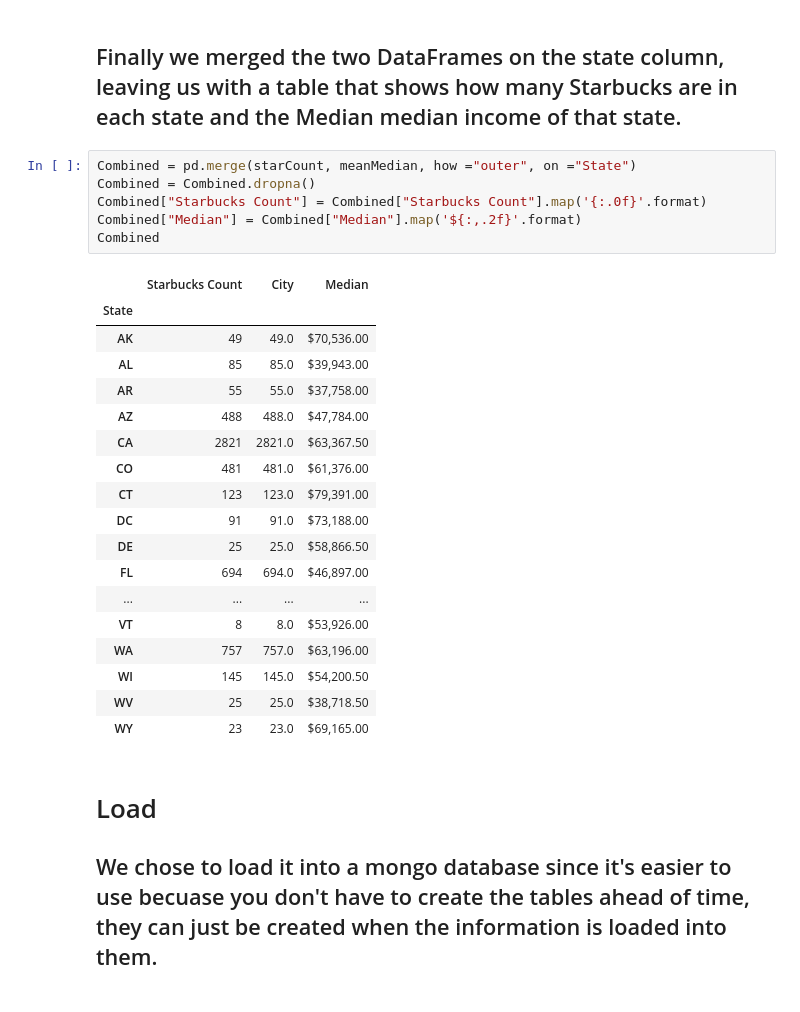
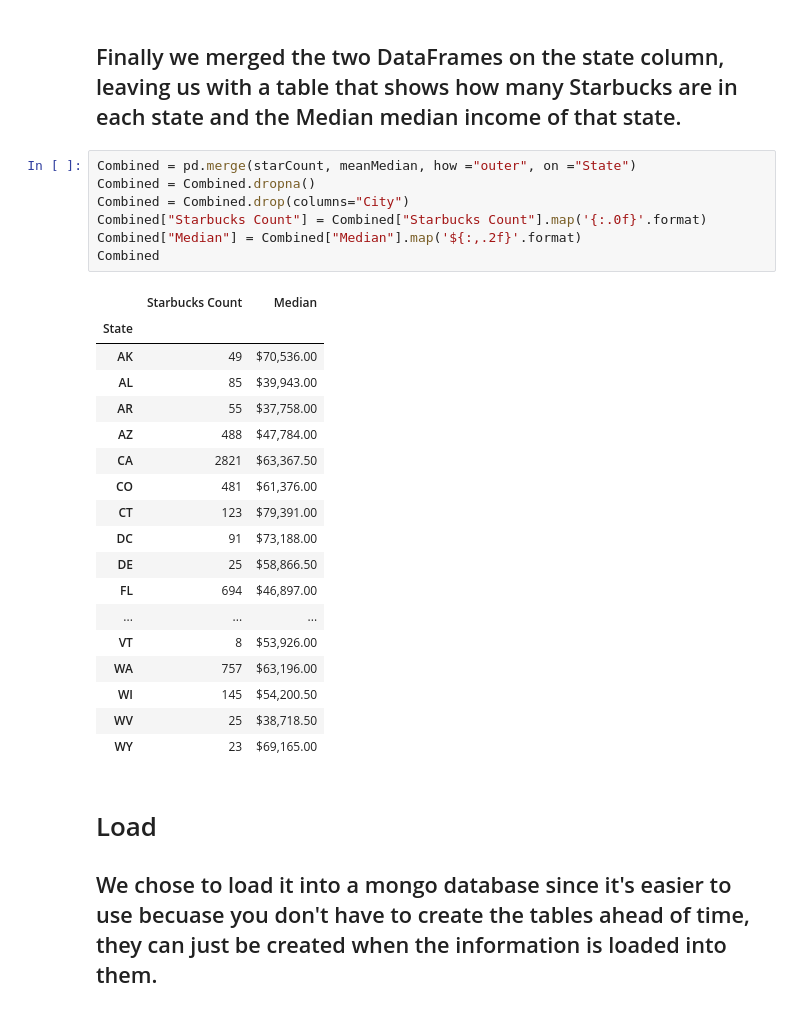
Before and after one commit to makeller234/ETL_Project_Satrbucks_Median_Income, a Jupyter notebook: etl_project.ipynb, the cells around one changed output. Drawn from its saved outputs; the diff is of its cells as text.

```diff
--- a/etl_project.ipynb
+++ b/etl_project.ipynb
@@ -146,28 +146,29 @@ meanMedian
 # %%
 Combined = pd.merge(starCount, meanMedian, how ="outer", on ="State")
 Combined = Combined.dropna()
+Combined = Combined.drop(columns="City")
 Combined["Starbucks Count"] = Combined["Starbucks Count"].map('{:.0f}'.format)
 Combined["Median"] = Combined["Median"].map('${:,.2f}'.format)
 Combined
 # %% [output]
-|  | Starbucks Count | City | Median |
-| State |  |  |  |
-| AK | 49 | 49.0 | $70,536.00 |
-| AL | 85 | 85.0 | $39,943.00 |
-| AR | 55 | 55.0 | $37,758.00 |
-| AZ | 488 | 488.0 | $47,784.00 |
-| CA | 2821 | 2821.0 | $63,367.50 |
-| CO | 481 | 481.0 | $61,376.00 |
-| CT | 123 | 123.0 | $79,391.00 |
-| DC | 91 | 91.0 | $73,188.00 |
-| DE | 25 | 25.0 | $58,866.50 |
-| FL | 694 | 694.0 | $46,897.00 |
-| ... | ... | ... | ... |
-| VT | 8 | 8.0 | $53,926.00 |
-| WA | 757 | 757.0 | $63,196.00 |
-| WI | 145 | 145.0 | $54,200.50 |
-| WV | 25 | 25.0 | $38,718.50 |
-| WY | 23 | 23.0 | $69,165.00 |
+|  | Starbucks Count | Median |
+| State |  |  |
+| AK | 49 | $70,536.00 |
+| AL | 85 | $39,943.00 |
+| AR | 55 | $37,758.00 |
+| AZ | 488 | $47,784.00 |
+| CA | 2821 | $63,367.50 |
+| CO | 481 | $61,376.00 |
+| CT | 123 | $79,391.00 |
+| DC | 91 | $73,188.00 |
+| DE | 25 | $58,866.50 |
+| FL | 694 | $46,897.00 |
+| ... | ... | ... |
+| VT | 8 | $53,926.00 |
+| WA | 757 | $63,196.00 |
+| WI | 145 | $54,200.50 |
+| WV | 25 | $38,718.50 |
+| WY | 23 | $69,165.00 |
 # %% [markdown]
 # Load
 
```
